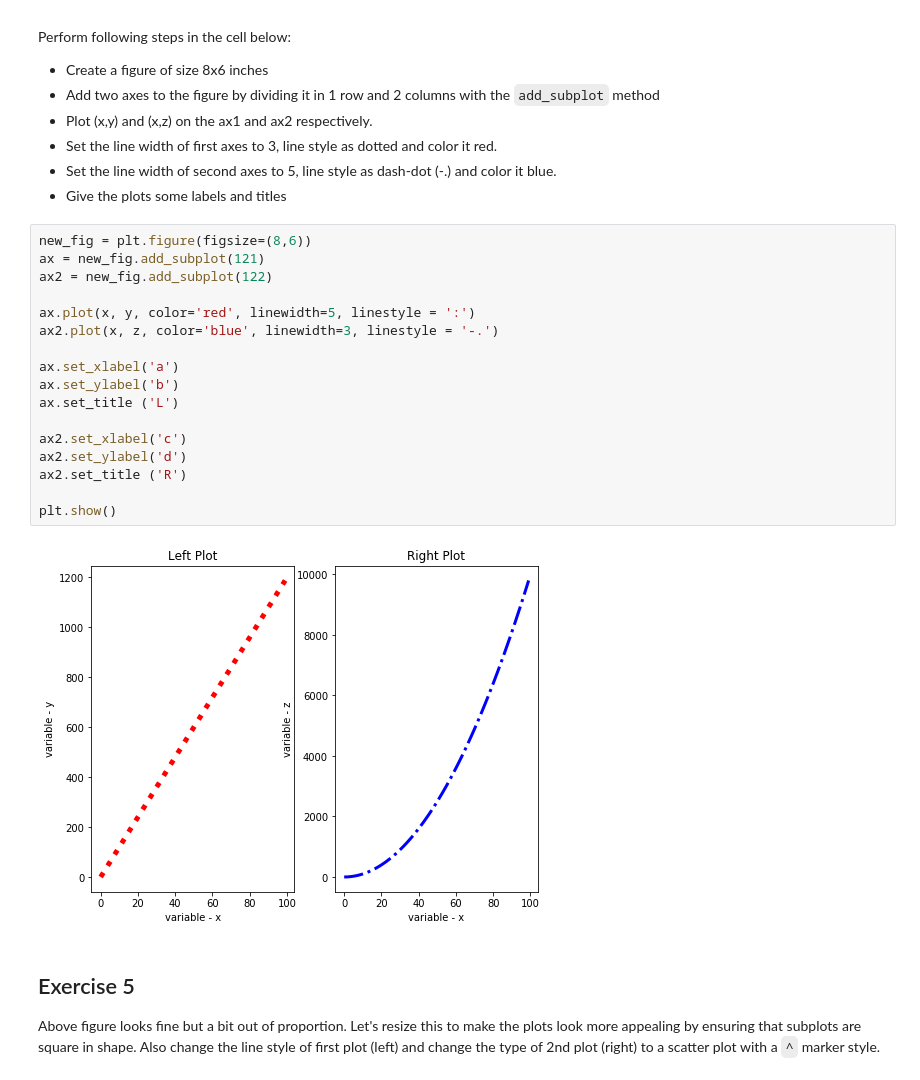
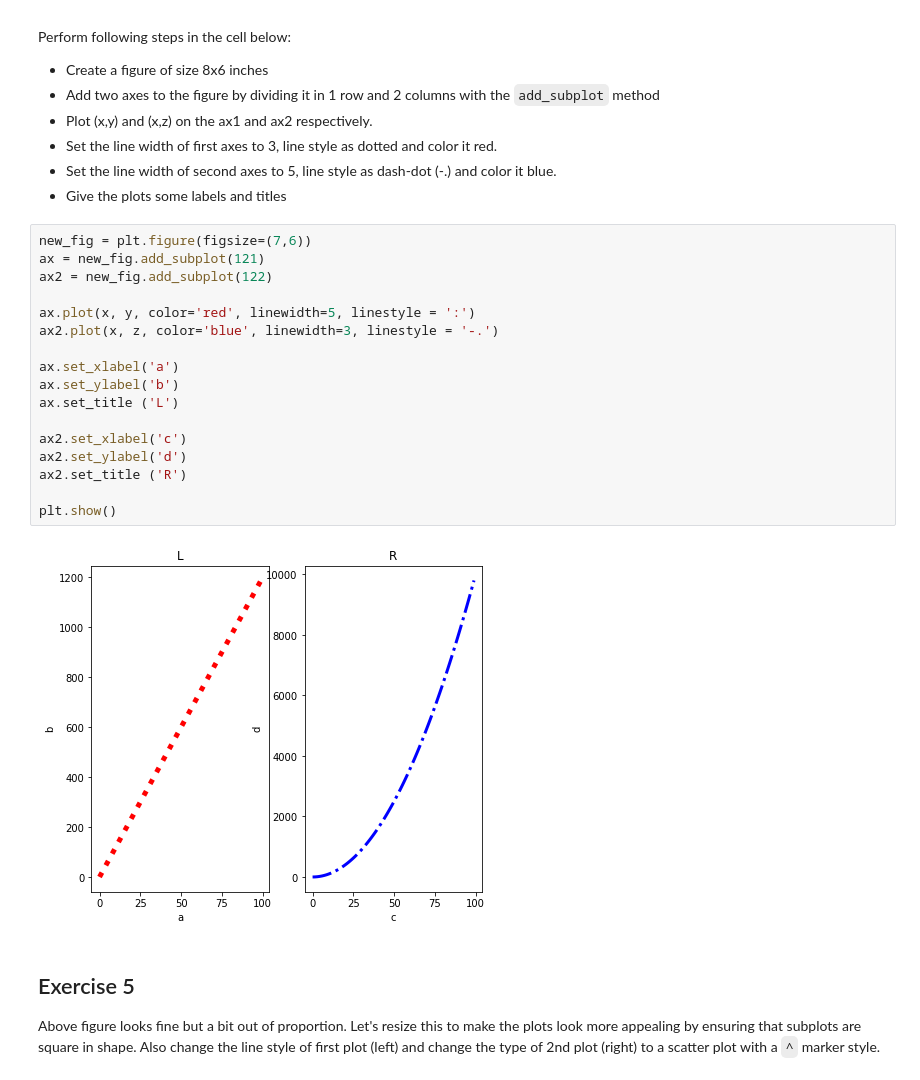
Before and after one commit to Mcllstr/dsc-more-practice-with-matplotlib-lab-dc-ds-060319, a Jupyter notebook: index.ipynb, the cells around one changed output. Cells and saved outputs as stored; diff of their text form.

```diff
--- a/index.ipynb
+++ b/index.ipynb
@@ -145,24 +145,24 @@ Perform following steps in the cell below:
 * Set the line width of second axes to 5, line style as dash-dot (-.) and color it blue.
 * Give the plots some labels and titles
 # %%
-new_fig = plt.figure(figsize=(8,6))
+new_fig = plt.figure(figsize=(7,6))
 ax = new_fig.add_subplot(121)
 ax2 = new_fig.add_subplot(122)
 
 ax.plot(x, y, color='red', linewidth=5, linestyle = ':')
 ax2.plot(x, z, color='blue', linewidth=3, linestyle = '-.')
 
 ax.set_xlabel('a')
 ax.set_ylabel('b')
 ax.set_title ('L')
 
 ax2.set_xlabel('c')
 ax2.set_ylabel('d')
 ax2.set_title ('R')
 
 plt.show()
 # %% [output]
-[figure, old version]
+[figure, new version]
 # %% [markdown]
 ## Exercise 5
 
```
